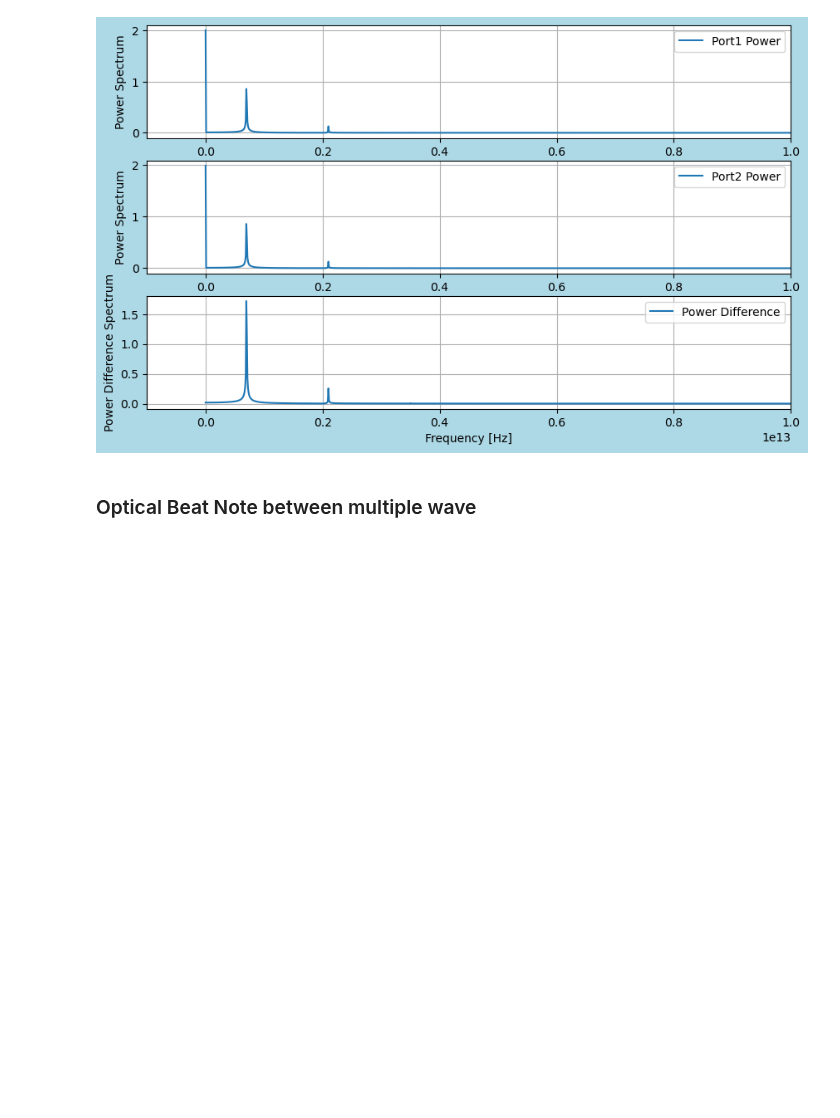
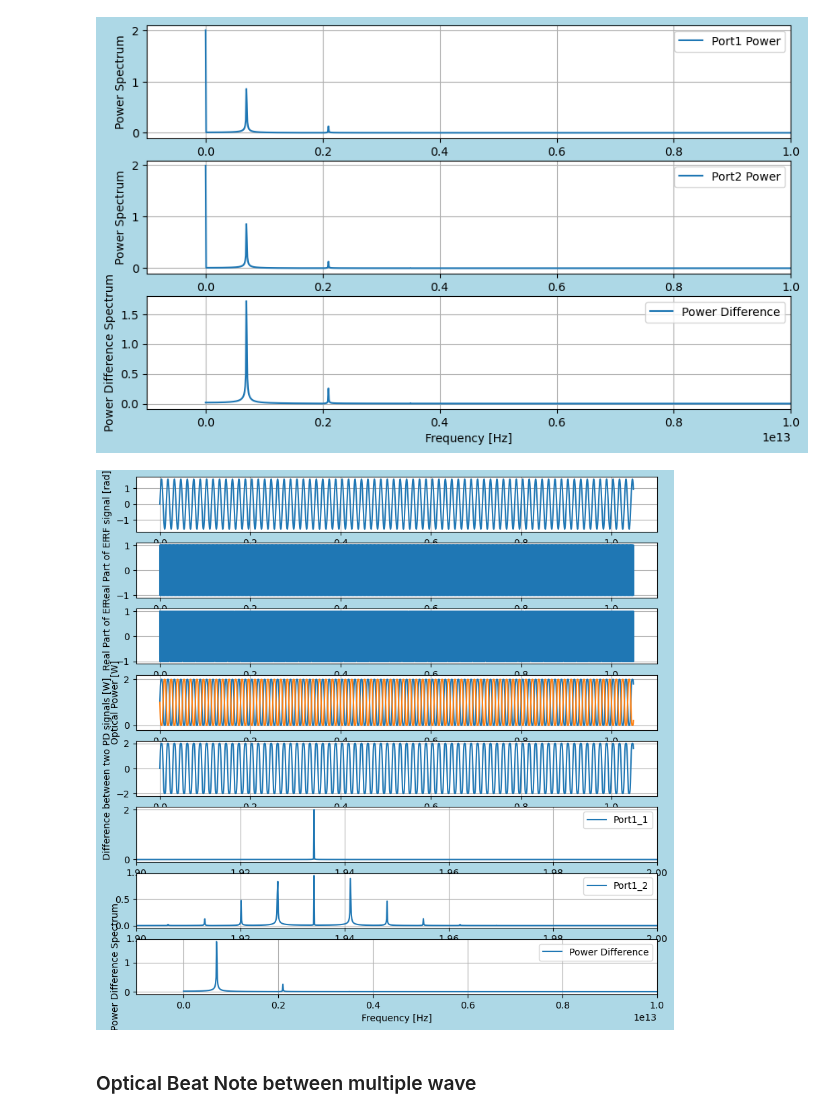
Before and after one commit to tacticstactics/optical-heterodyne-detection, a Jupyter notebook: optical_heterodyne_detection.ipynb, the cells around one changed output. Cells and saved outputs as stored; diff of their text form; code cells hidden in the pictures; blank space fills up the shorter version.

```diff
--- a/optical_heterodyne_detection.ipynb
+++ b/optical_heterodyne_detection.ipynb
@@ -259,6 +259,67 @@ ax3_3.grid(True)
 plt.show()
 # %% [output]
 [figure]
+# %%
+
+fig111 = plt.figure(figsize = (10,10), facecolor='lightblue')
+
+ax111_1 = fig111.add_subplot(8, 1, 1)
+ax111_2 = fig111.add_subplot(8, 1, 2)
+ax111_3 = fig111.add_subplot(8, 1, 3)
+ax111_4 = fig111.add_subplot(8, 1, 4)
+ax111_5 = fig111.add_subplot(8, 1, 5)
+ax111_6 = fig111.add_subplot(8, 1, 6)
+ax111_7 = fig111.add_subplot(8, 1, 7)
+ax111_8 = fig111.add_subplot(8, 1, 8)
+
+
+ax111_1.plot(tcol,rfsignalcol)
+ax111_1.set_ylabel("RF signal [rad]")
+#ax1.set_ylim(-3.14,3.14)
+ax111_1.grid()
+
+ax111_2.plot(tcol,np.real(Port1_1_EFcol))
+ax111_2.set_ylabel("Real Part of EF")
+#ax2.set_ylim(-3, 3)
+ax111_2.grid()
+
+ax111_3.plot(tcol,np.real(Port1_2_EFcol))
+ax111_3.set_ylabel("Real Part of EF")
+#ax2.set_ylim(-3, 3)
+ax111_3.grid()
+
+ax111_4.plot(tcol,Port3_1_powercol,tcol,Port3_2_powercol)
+ax111_4.set_ylabel("Optical Power [W]")
+ax111_4.set_ylim(-0.2,2.2)
+ax111_4.grid(True)
+
+ax111_5.plot(tcol,Power_diffcol)
+ax111_5.set_xlabel("time [s]")
+ax111_5.set_ylabel("Difference between two PD signals [W]")
+ax111_5.grid()
+
+
+ax111_6.plot(xf, 2.0/samplerate * np.abs(Port1_1_EFcol_f[0:samplerate//2]),label="Port1_1")
+ax111_6.set_xlim(190e12,200e12)
+ax111_6.legend()
+ax111_6.grid(True)
+
+
+ax111_7.plot(xf, 2.0/samplerate * np.abs(Port1_2_EFcol_f[0:samplerate//2]),label="Port1_2")
+ax111_7.set_xlim(190e12,200e12)
+ax111_7.legend()
+ax111_7.grid(True)
+
+ax111_8.plot(xf, 2.0/samplerate * np.abs(Power_diffcol_f[0:samplerate//2]), label="Power Difference")
+ax111_8.set_xlabel("Frequency [Hz]")
+ax111_8.set_ylabel("Power Difference Spectrum")
+ax111_8.set_xlim(-1e12,10e12)
+ax111_8.legend()
+ax111_8.grid(True)
+
+plt.show()
+# %% [output]
+[figure, added]
 # %% [markdown]
 ### Optical Beat Note between multiple wave
 # %%
```
Also changed, not shown: parts of 2 cells of this notebook, 1 other file.
